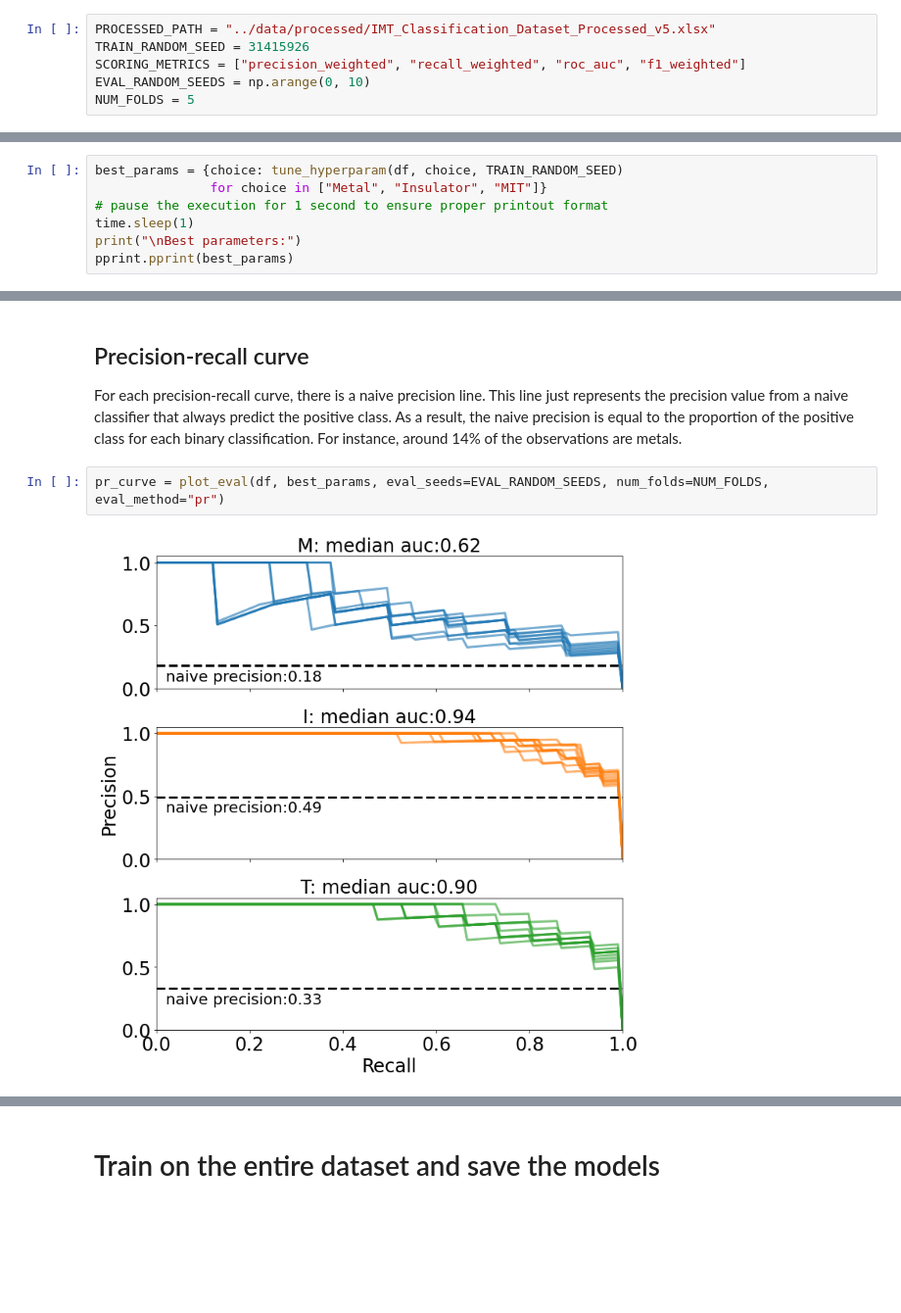
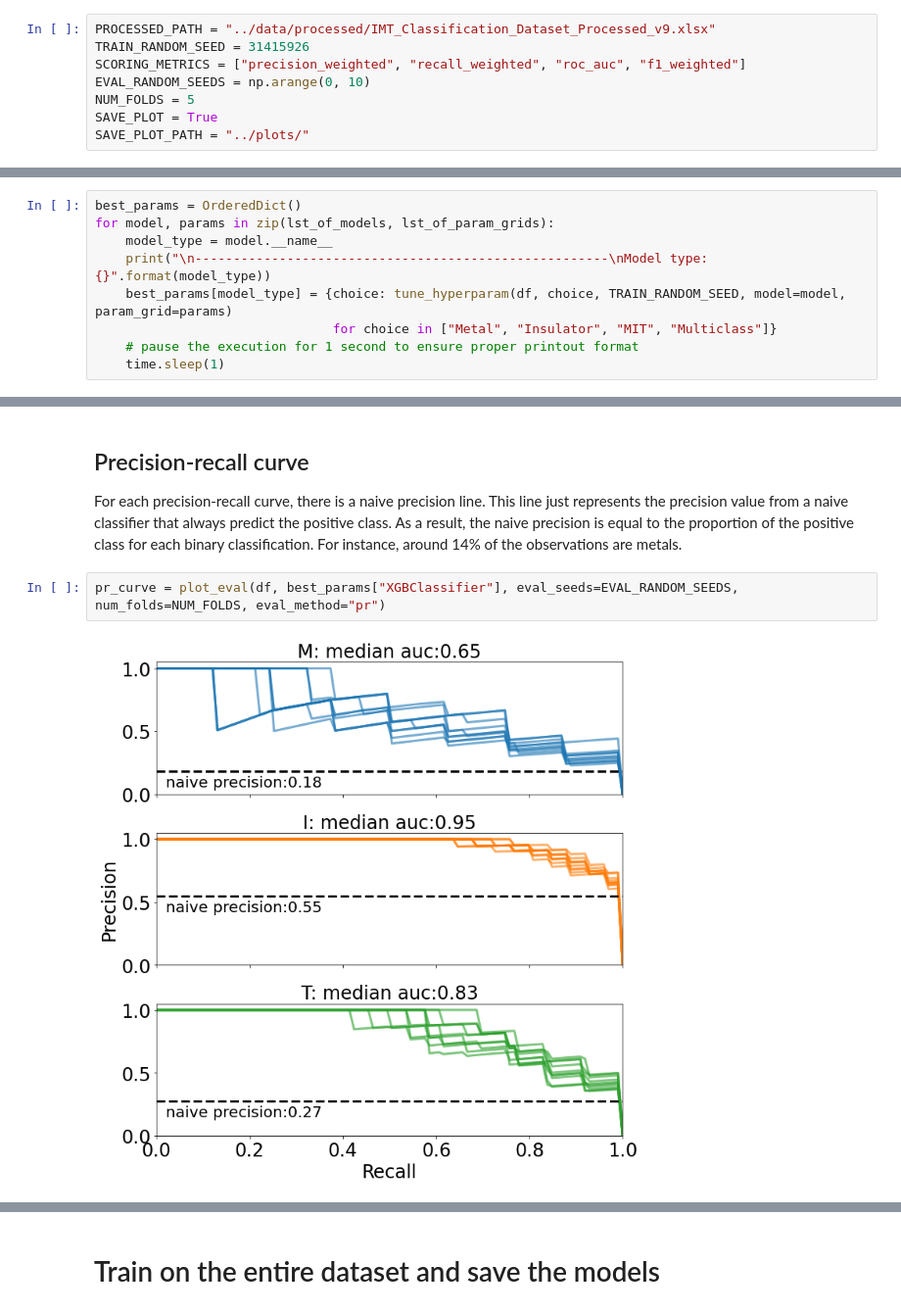
Before and after one commit to rpw199912j/mit_model_code, a Jupyter notebook: notebooks/model_building_and_eval.ipynb, the cells around one changed output, grey strips where cells are left out. Shown at 98% size. Cells and saved outputs as stored; diff of their text form; blank space fills up the shorter version.

Commit message:
updated notebooks with dataset v9 along with some new supporting notebooks

```diff
--- a/notebooks/model_building_and_eval.ipynb
+++ b/notebooks/model_building_and_eval.ipynb
@@ -15,11 +22,13 @@ from model.model_building import load_data, tune_hyperparam, eval_xgb_model, plo
 # %% [markdown]
 # Set up constants
 # %%
-PROCESSED_PATH = "../data/processed/IMT_Classification_Dataset_Processed_v5.xlsx"
+PROCESSED_PATH = "../data/processed/IMT_Classification_Dataset_Processed_v9.xlsx"
 TRAIN_RANDOM_SEED = 31415926
 SCORING_METRICS = ["precision_weighted", "recall_weighted", "roc_auc", "f1_weighted"]
 EVAL_RANDOM_SEEDS = np.arange(0, 10)
 NUM_FOLDS = 5
+SAVE_PLOT = True
+SAVE_PLOT_PATH = "../plots/"
 # %% [markdown]
 # Define some helper functions
 # %%
@@ -82,8 +142,10 @@ The scoring metric for the gridsearch cv is `f1_weighted`. You can also change t
 # %%
-best_params = {choice: tune_hyperparam(df, choice, TRAIN_RANDOM_SEED)
-               for choice in ["Metal", "Insulator", "MIT"]}
-# pause the execution for 1 second to ensure proper printout format
-time.sleep(1)
-print("\nBest parameters:")
-pprint.pprint(best_params)
+best_params = OrderedDict()
+for model, params in zip(lst_of_models, lst_of_param_grids):
+    model_type = model.__name__
+    print("\n------------------------------------------------------\nModel type: {}".format(model_type))
+    best_params[model_type] = {choice: tune_hyperparam(df, choice, TRAIN_RANDOM_SEED, model=model, param_grid=params)
+                               for choice in ["Metal", "Insulator", "MIT", "Multiclass"]}
+    # pause the execution for 1 second to ensure proper printout format
+    time.sleep(1)
 # %% [output]
@@ -206,6 +382,6 @@ roc_curve_mean = plot_eval(df, best_params, eval_seeds=EVAL_RANDOM_SEEDS, num_fo
 
 For each precision-recall curve, there is a naive precision line. This line just represents the precision value from a naive classifier that always predict the positive class. As a result, the naive precision is equal to the proportion of the positive class for each binary classification. For instance, around 14% of the observations are metals.
 # %%
-pr_curve = plot_eval(df, best_params, eval_seeds=EVAL_RANDOM_SEEDS, num_folds=NUM_FOLDS, eval_method="pr")
+pr_curve = plot_eval(df, best_params["XGBClassifier"], eval_seeds=EVAL_RANDOM_SEEDS, num_folds=NUM_FOLDS, eval_method="pr")
 # %% [output]
-[figure, old version]
+[figure, new version]
```
Also changed, not shown: parts of 42 cells of this notebook, 5 other files.
